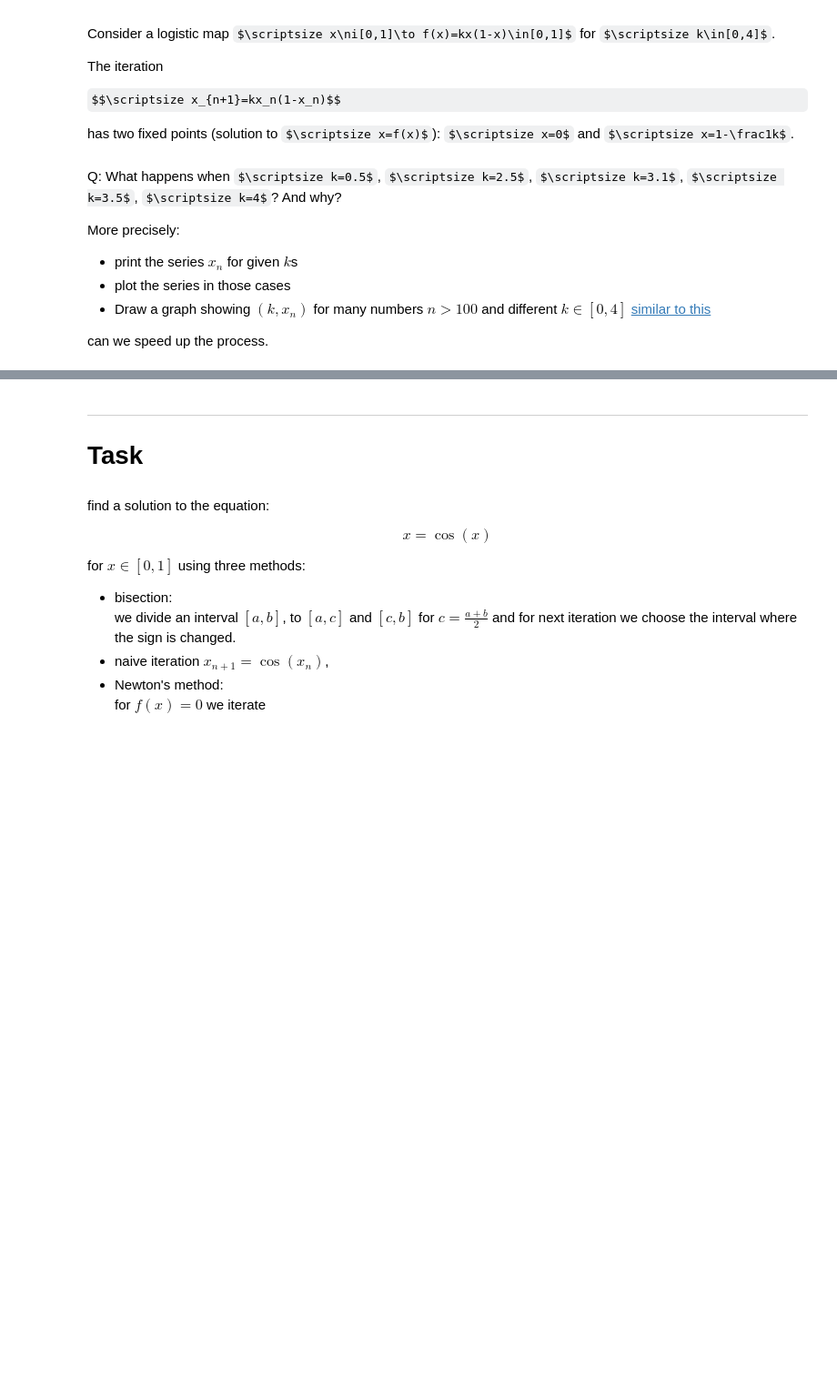
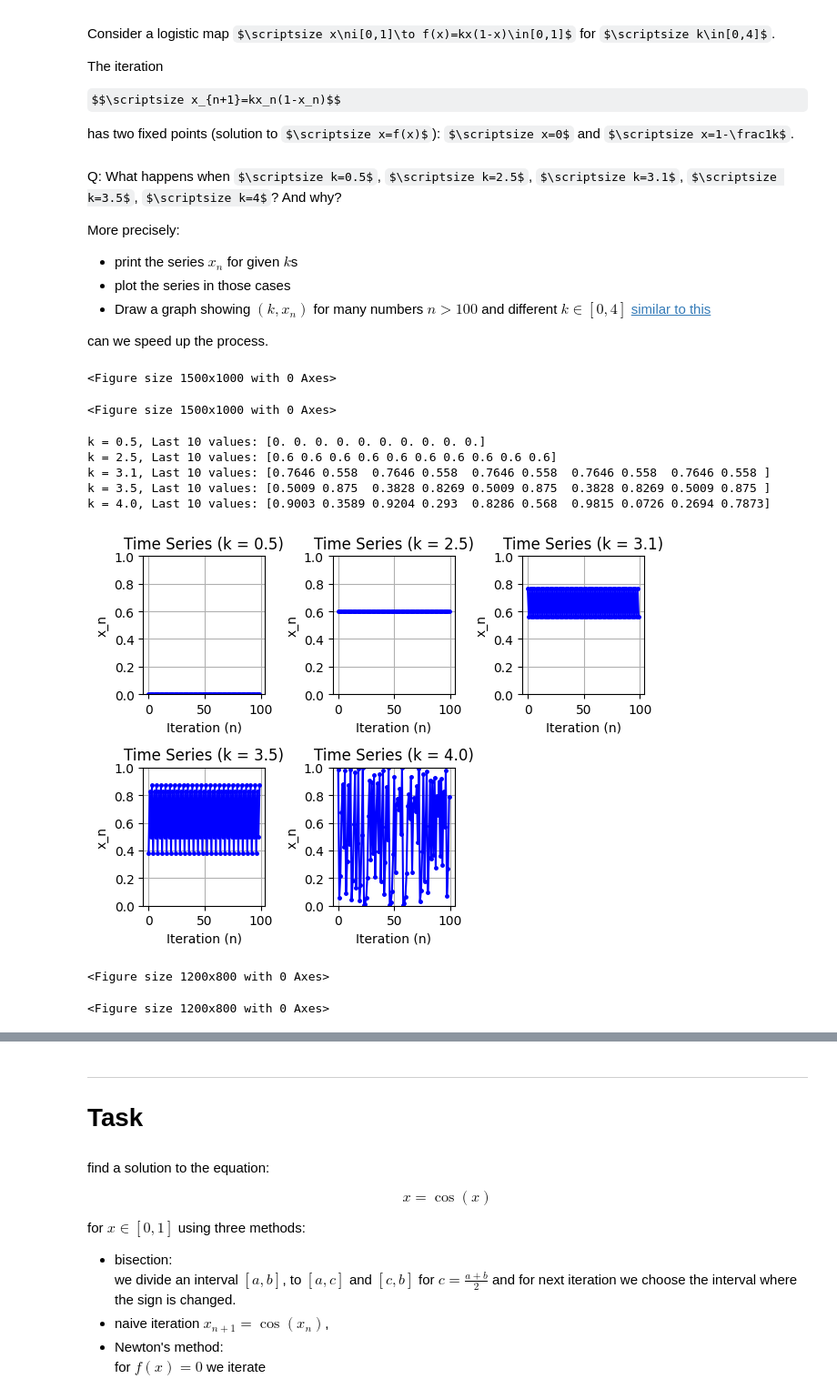
Before and after one commit to falcotinnunculus/szaloneramki, a Jupyter notebook: 03/python_03_tasks.ipynb, the cells around one changed output, grey strips where cells are left out. Shown at 91% size. Saved outputs shown, nothing was run; the diff lists cells and outputs as text; code cells hidden in the pictures; some formulas as TeX source; blank space fills up the shorter version.

```diff
--- a/03/python_03_tasks.ipynb
+++ b/03/python_03_tasks.ipynb
@@ -80,0 +117,60 @@ can we speed up the process.
+# %%
+def logistic_map(x, k):
+    """Calculates the next value in the logistic map."""
+    return k * x * (1 - x)
+# %%
+n_iterations = 150
+n_transient = 50  # Number of iterations to discard to remove transient behavior
+k_values = [0.5, 2.5, 3.1, 3.5, 4.0]
+x0 = 0.1
+
+# Create a figure for the time series
+plt.figure(figsize=(15, 10))
+# %% [output]
+<Figure size 1500x1000 with 0 Axes>
+<Figure size 1500x1000 with 0 Axes>
+# %%
+
+for i, k in enumerate(k_values):
+    # Iterate the map
+    x = x0
+    trajectory = []
+    for n in range(n_iterations):
+        x = logistic_map(x, k)
+        trajectory.append(x)
+
+    # Plot the time series (after discarding transient)
+    plt.subplot(2, 3, i+1)
+    plt.plot(trajectory[n_transient:], 'b.-', markersize=5)
+    plt.title(f'Time Series (k = {k})')
+    plt.xlabel('Iteration (n)')
+    plt.ylabel('x_n')
+    plt.ylim(0, 1)
+    plt.grid(True)
+
+    # Print the last few values
+    print(f"k = {k}, Last 10 values: {np.round(trajectory[-10:], 4)}")
+
+plt.tight_layout()
+plt.show()
+# %% [output]
+k = 0.5, Last 10 values: [0. 0. 0. 0. 0. 0. 0. 0. 0. 0.]
+k = 2.5, Last 10 values: [0.6 0.6 0.6 0.6 0.6 0.6 0.6 0.6 0.6 0.6]
+k = 3.1, Last 10 values: [0.7646 0.558  0.7646 0.558  0.7646 0.558  0.7646 0.558  0.7646 0.558 ]
+k = 3.5, Last 10 values: [0.5009 0.875  0.3828 0.8269 0.5009 0.875  0.3828 0.8269 0.5009 0.875 ]
+k = 4.0, Last 10 values: [0.9003 0.3589 0.9204 0.293  0.8286 0.568  0.9815 0.0726 0.2694 0.7873]
+[figure, added]
+# %%
+k_res = 10000  # Resolution of k axis
+n_iter_bifurcation = 10000 # Total iterations per k
+n_last_plot = 200         # Number of last iterations to plot
+
+# Create an array of k values from 2.8 to 4.0 (the interesting region)
+k_range = np.linspace(2.8, 4.0, k_res)
+# Initialize x
+x = 1e-5 * np.ones(k_res)
+
+plt.figure(figsize=(12, 8))
+# %% [output]
+<Figure size 1200x800 with 0 Axes>
+<Figure size 1200x800 with 0 Axes>
```
Also changed, not shown: parts of 17 cells of this notebook.
